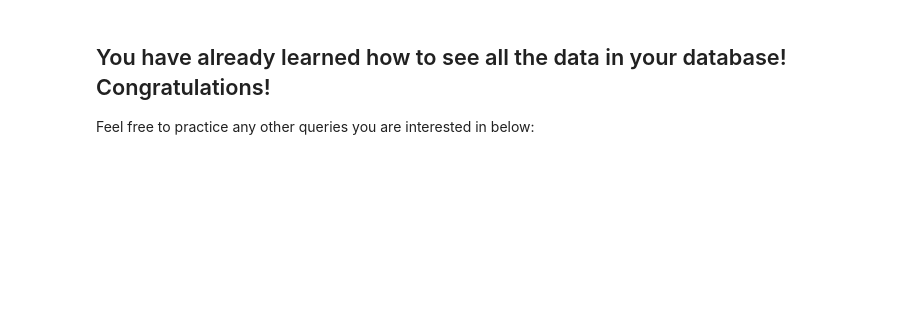
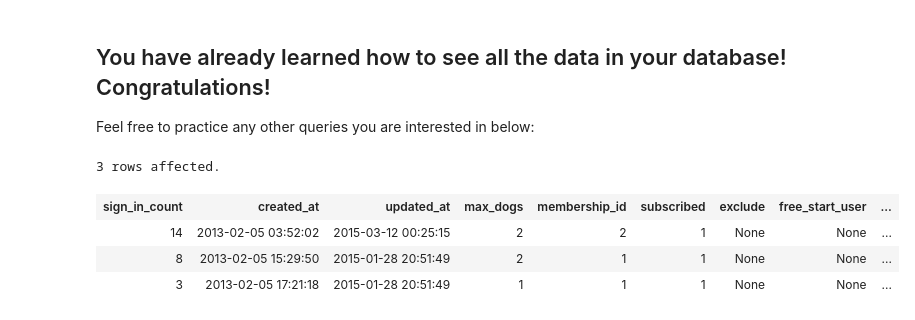
Before and after one commit to armandyne/Managing-Big-Data-with-MySQL, a Jupyter notebook: MySQL exercises/MySQL_Exercise_01_Looking_at_Your_Data.ipynb, the cells around one changed output. Drawn from its saved outputs; the diff is of its cells as text; code cells hidden in the pictures; blank space fills up the shorter version.

```diff
--- a/MySQL exercises/MySQL_Exercise_01_Looking_at_Your_Data.ipynb
+++ b/MySQL exercises/MySQL_Exercise_01_Looking_at_Your_Data.ipynb
@@ -324,3 +558,13 @@ FROM dogs LIMIT 5, 10;
 ## You have already learned how to see all the data in your database!  Congratulations!
 
 Feel free to practice any other queries you are interested in below:
+# %%
+%%sql SELECT * FROM users
+WHERE free_start_user IS NULL
+LIMIT 3;
+# %% [output]
+3 rows affected.
+| sign_in_count | created_at | updated_at | max_dogs | membership_id | subscribed | exclude | free_start_user | ... |
+| 14 | 2013-02-05 03:52:02 | 2015-03-12 00:25:15 | 2 | 2 | 1 | None | None | ... |
+| 8 | 2013-02-05 15:29:50 | 2015-01-28 20:51:49 | 2 | 1 | 1 | None | None | ... |
+| 3 | 2013-02-05 17:21:18 | 2015-01-28 20:51:49 | 1 | 1 | 1 | None | None | ... |
```
Also changed, not shown: parts of 15 cells of this notebook, 2 other files.
